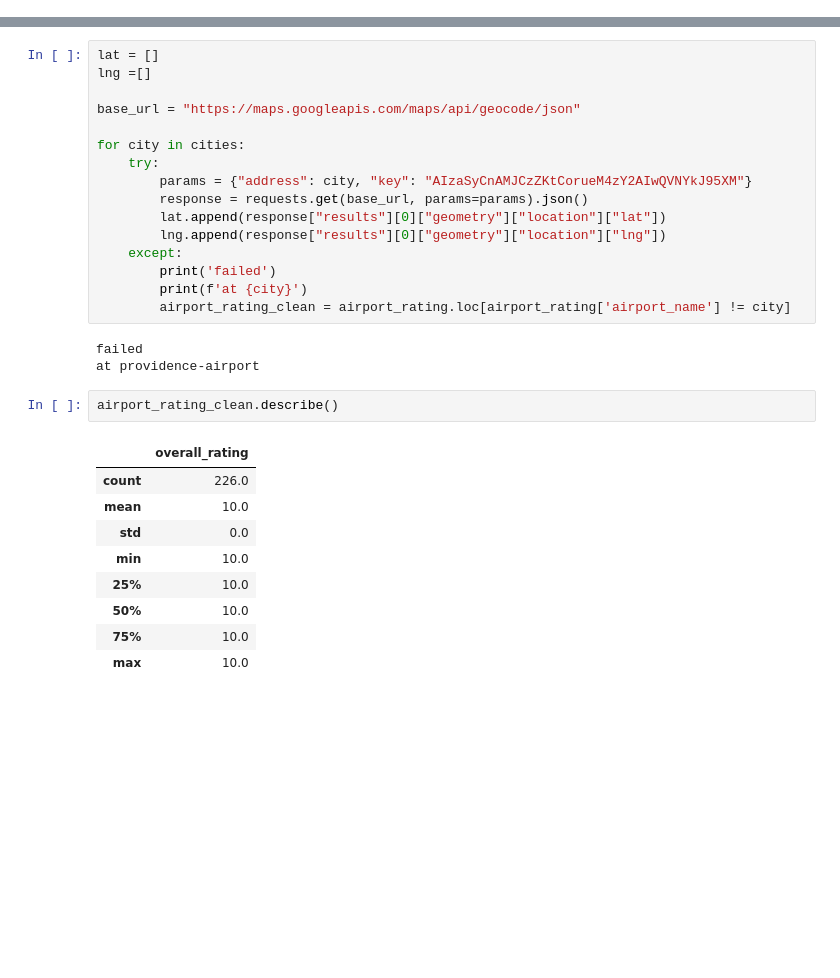
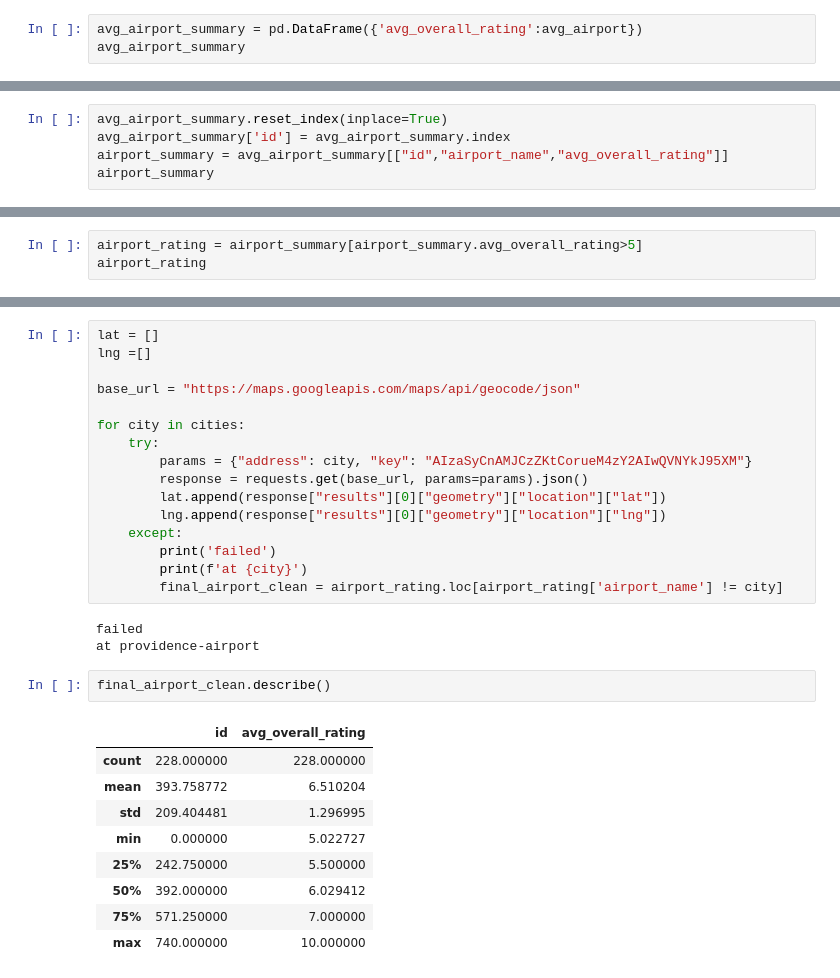
Before and after one commit to TommyHvidhyld/Comparing_Airports, a Jupyter notebook: airport.ipynb, the cells around one changed output, grey strips where cells are left out. Saved outputs shown, nothing was run; the diff lists cells and outputs as text; blank space fills up the shorter version.

```diff
--- a/airport.ipynb
+++ b/airport.ipynb
@@ -53,0 +55,3 @@ airport_rating
+# %%
+avg_airport_summary = pd.DataFrame({'avg_overall_rating':avg_airport})
+avg_airport_summary
@@ -53,0 +73,5 @@ airport_rating
+# %%
+avg_airport_summary.reset_index(inplace=True)
+avg_airport_summary['id'] = avg_airport_summary.index
+airport_summary = avg_airport_summary[["id","airport_name","avg_overall_rating"]]
+airport_summary
@@ -53,0 +92,3 @@ airport_rating
+# %%
+airport_rating = airport_summary[airport_summary.avg_overall_rating>5]
+airport_rating
@@ -107,22 +145,22 @@ for city in cities:
     except:
         print('failed')
         print(f'at {city}')
-        airport_rating_clean = airport_rating.loc[airport_rating['airport_name'] != city]
+        final_airport_clean = airport_rating.loc[airport_rating['airport_name'] != city]
 # %% [output]
 failed
 at providence-airport
 # %%
-airport_rating_clean.describe()
+final_airport_clean.describe()
 # %% [output]
-|  | overall_rating |
-| count | 226.0 |
-| mean | 10.0 |
-| std | 0.0 |
-| min | 10.0 |
-| 25% | 10.0 |
-| 50% | 10.0 |
-| 75% | 10.0 |
-| max | 10.0 |
+|  | id | avg_overall_rating |
+| count | 228.000000 | 228.000000 |
+| mean | 393.758772 | 6.510204 |
+| std | 209.404481 | 1.296995 |
+| min | 0.000000 | 5.022727 |
+| 25% | 242.750000 | 5.500000 |
+| 50% | 392.000000 | 6.029412 |
+| 75% | 571.250000 | 7.000000 |
+| max | 740.000000 | 10.000000 |
 # %%
 len(lat)
 # %% [output]
```
Also changed, not shown: parts of 37 cells of this notebook, 1 other file.
